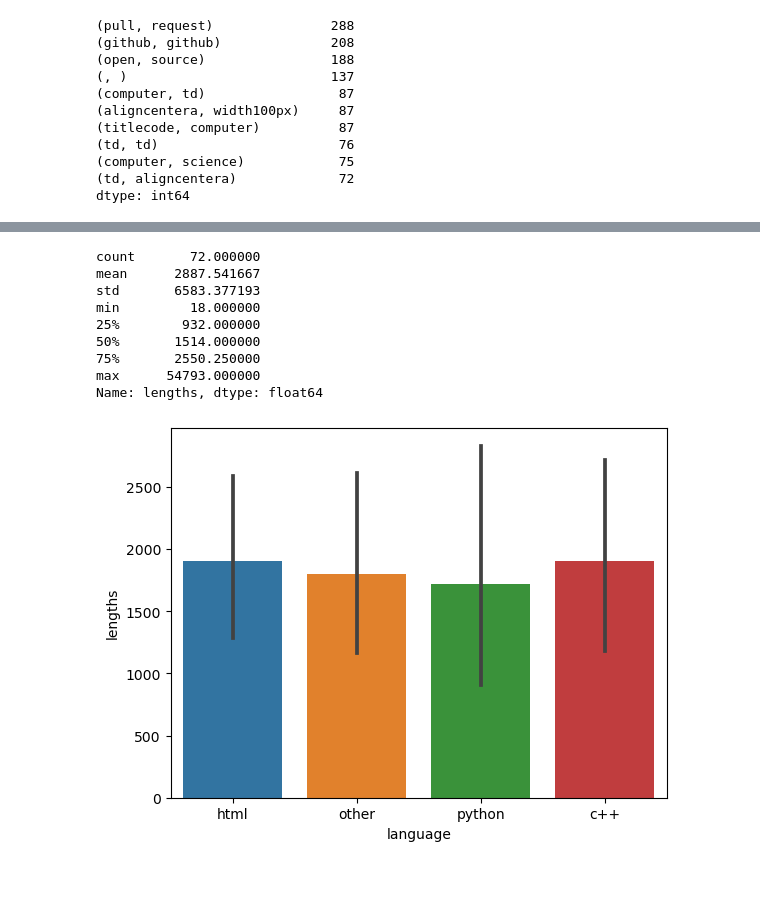
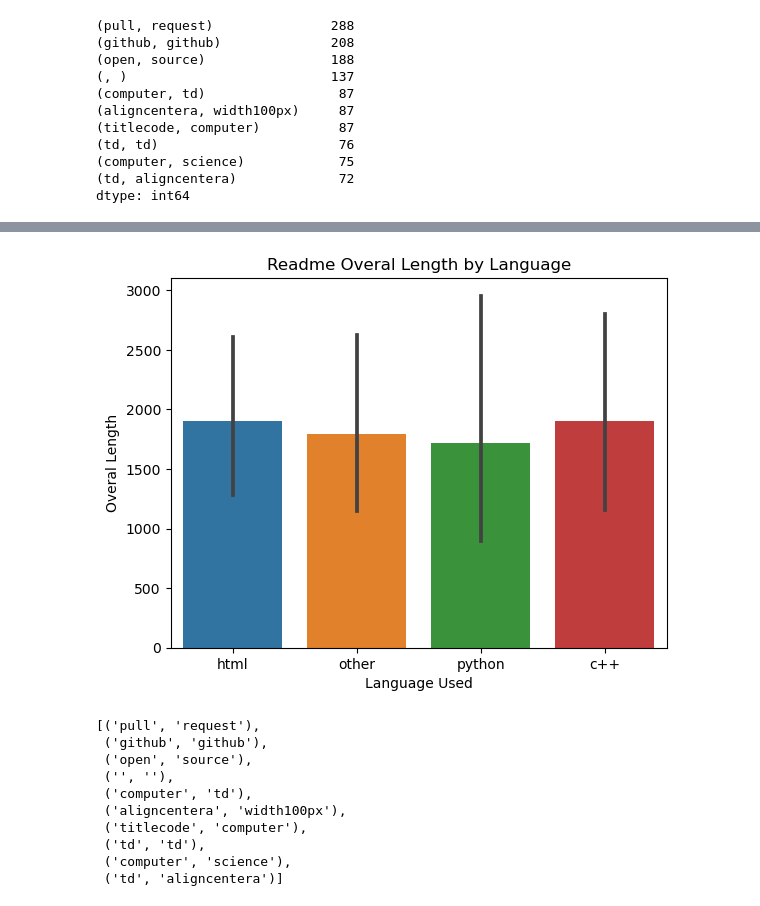
Before and after one commit to nlp-project-noether/nlp-project, a Jupyter notebook: bt_scratch.ipynb, the cells around one changed output, grey strips where cells are left out. Saved outputs shown, nothing was run; the diff lists cells and outputs as text; code cells hidden in the pictures; blank space fills up the shorter version.

```diff
--- a/bt_scratch.ipynb
+++ b/bt_scratch.ipynb
@@ -322,10 +335,3 @@ dtype: int64
 word_freq = word_freq.loc[word_freq['readme'] <= 200]
 word_freq = word_freq.loc[word_freq['readme'] >= 25]
 word_freq.fillna(0, inplace=True)
-# %%
-lengths = []
-for x in train['model']:
-    temp = len(x)
-    lengths.append(temp)
-# %%
-train['lengths'] = lengths
@@ -337,21 +338,38 @@ plt.show()
-# %%
-train['lengths'].describe()
-# %% [output]
-count       72.000000
-mean      2887.541667
-std       6583.377193
-min         18.000000
-25%        932.000000
-50%       1514.000000
-75%       2550.250000
-max      54793.000000
-Name: lengths, dtype: float64
-# %%
-viz001 = train[train['lengths'] < 8000]
-# %%
-sns.barplot(data = viz001, x = 'language', y = 'lengths')
-plt.show()
-# %% [output]
-[figure, removed]
+# %%
+def length_viz(df):
+    '''
+    This function generates a visualization for lengths
+    of readmes by language; input should be the training set
+    '''
+    lengths = []
+    for x in df['model']:
+        temp = len(x)
+        lengths.append(temp)
+    df['lengths'] = lengths
+    viz001 = df[df['lengths'] < 8000]
+    sns.barplot(data = viz001, x = 'language', y = 'lengths')
+    plt.title('Readme Overal Length by Language')
+    plt.ylabel('Overal Length')
+    plt.xlabel('Language Used')
+    return plt.show()
+
+train = length_viz(train)
+# %% [output]
+[figure, added]
+# %%
+top_hack_bigrams = pd.DataFrame(top_hack_bigrams)
+bigrams_list = top_hack_bigrams.index.tolist()
+bigrams_list
+# %% [output]
+[('pull', 'request'),
+ ('github', 'github'),
+ ('open', 'source'),
+ ('', ''),
+ ('computer', 'td'),
+ ('aligncentera', 'width100px'),
+ ('titlecode', 'computer'),
+ ('td', 'td'),
+ ('computer', 'science'),
+ ('td', 'aligncentera')]
 # %%
 python_bigrams = pd.Series(nltk.ngrams(python_words, 2))
```
Also changed, not shown: parts of 14 cells of this notebook.
